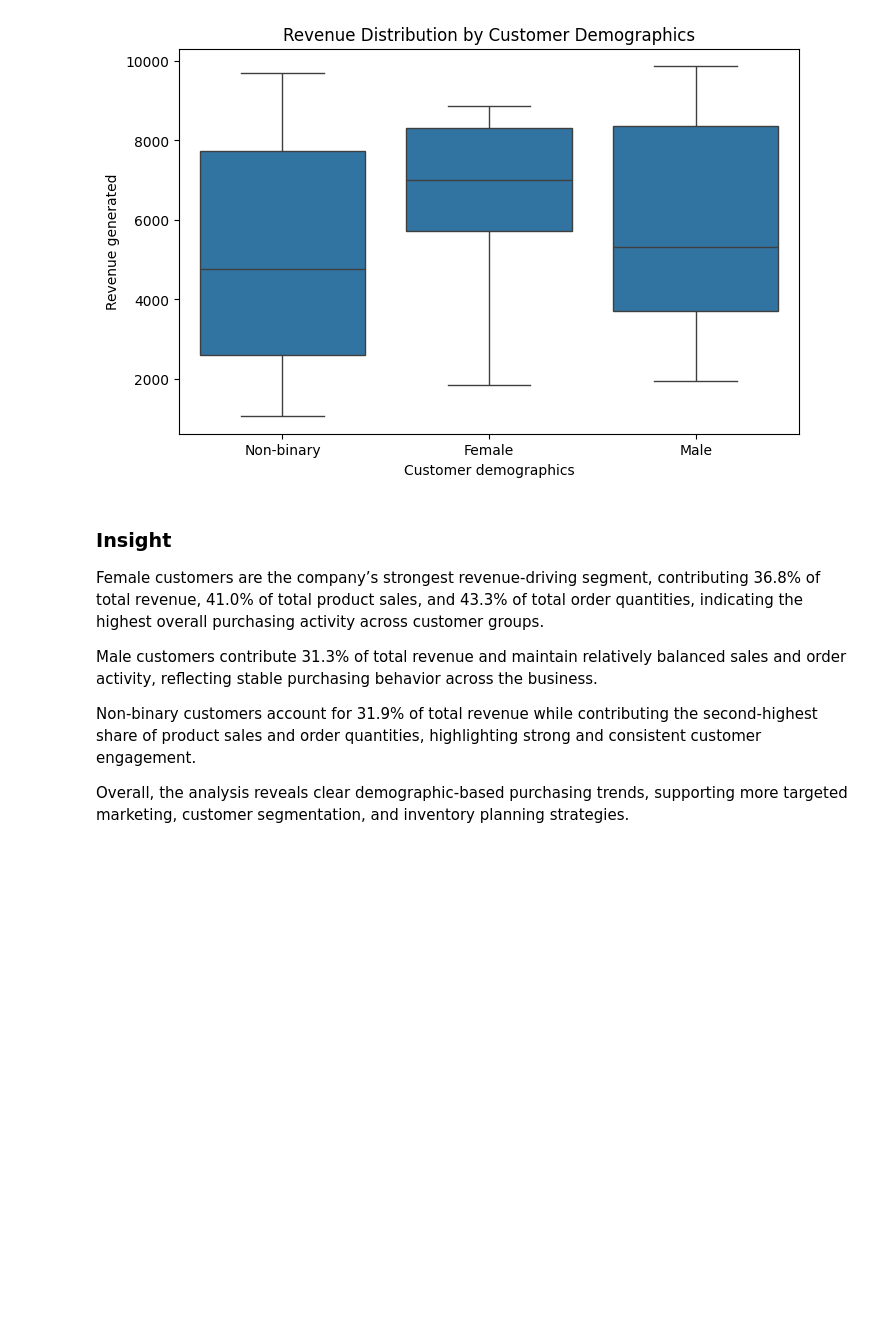
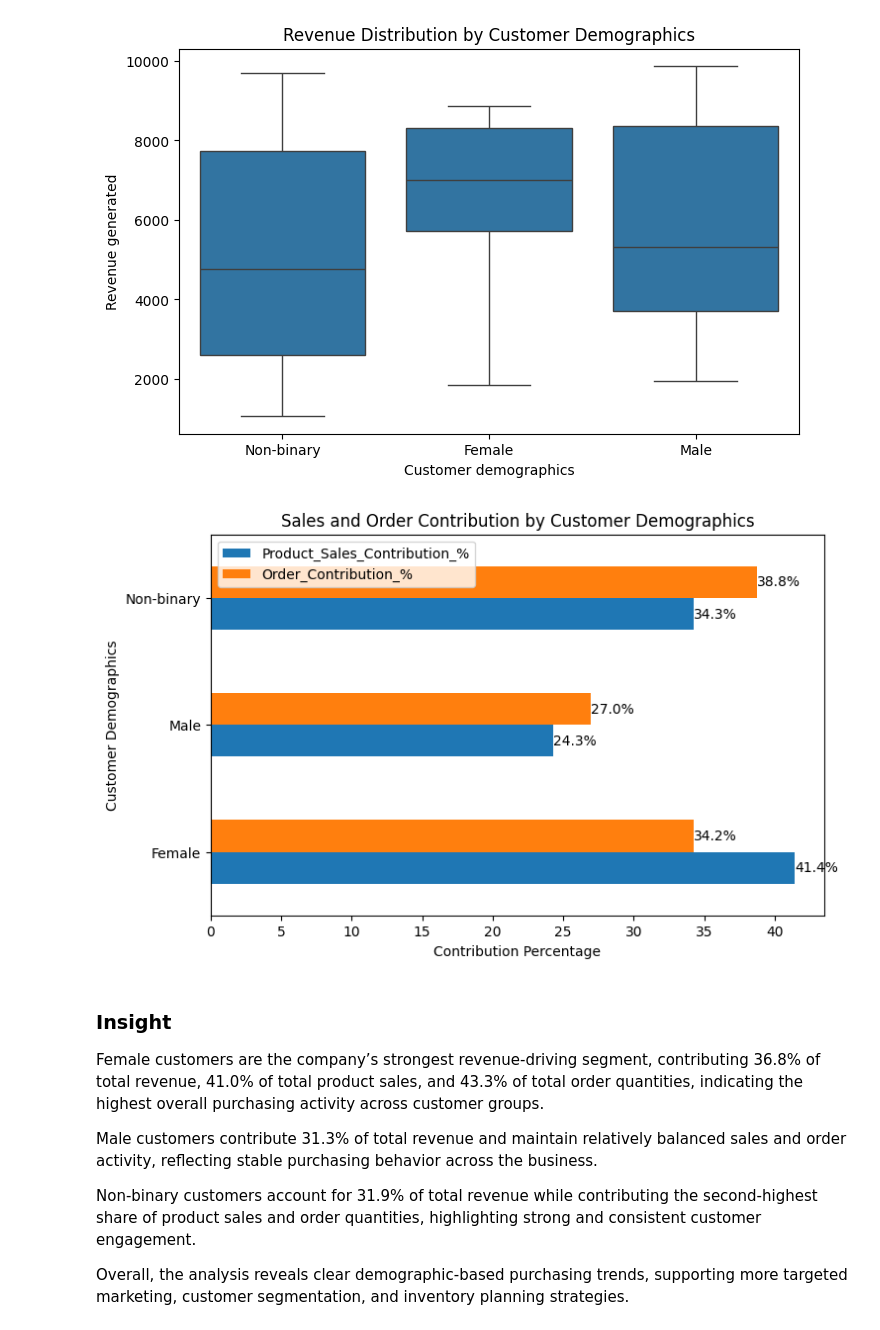
Before and after one commit to sarathkumarkrishnasha132-ctrl/supply-chain-operations-dashboard, a Jupyter notebook: python/Supply chain analysis.ipynb, the cells around one changed output. Cells and saved outputs as stored; diff of their text form; code cells hidden in the pictures; blank space fills up the shorter version.

```diff
--- a/python/Supply chain analysis.ipynb
+++ b/python/Supply chain analysis.ipynb
@@ -241,6 +272,47 @@ plt.title('Revenue Distribution by Customer Demographics')
 plt.show()
 # %% [output]
 [figure]
+# %%
+filtered_df = df[df['Customer demographics'] != 'Unknown']
+
+customer_summary = filtered_df.groupby(
+    'Customer demographics'
+).agg(
+    Products_Sold=('Number of products sold', 'sum'),
+    Total_Orders=('Order quantities', 'sum')
+)
+
+customer_summary['Product_Sales_Contribution_%'] = (
+    customer_summary['Products_Sold']
+    / customer_summary['Products_Sold'].sum()
+    * 100
+)
+
+customer_summary['Order_Contribution_%'] = (
+    customer_summary['Total_Orders']
+    / customer_summary['Total_Orders'].sum()
+    * 100
+)
+
+customer_summary = customer_summary[
+    ['Product_Sales_Contribution_%', 'Order_Contribution_%']
+]
+
+ax = customer_summary.plot(
+    kind='barh',
+    figsize=(8,5)
+)
+
+plt.title('Sales and Order Contribution by Customer Demographics')
+plt.xlabel('Contribution Percentage')
+plt.ylabel('Customer Demographics')
+
+for container in ax.containers:
+    ax.bar_label(container, fmt='%.1f%%')
+
+plt.show()
+# %% [output]
+[figure, added]
 # %% [markdown]
 ### Insight
 
```
Also changed, not shown: parts of 10 cells of this notebook.
